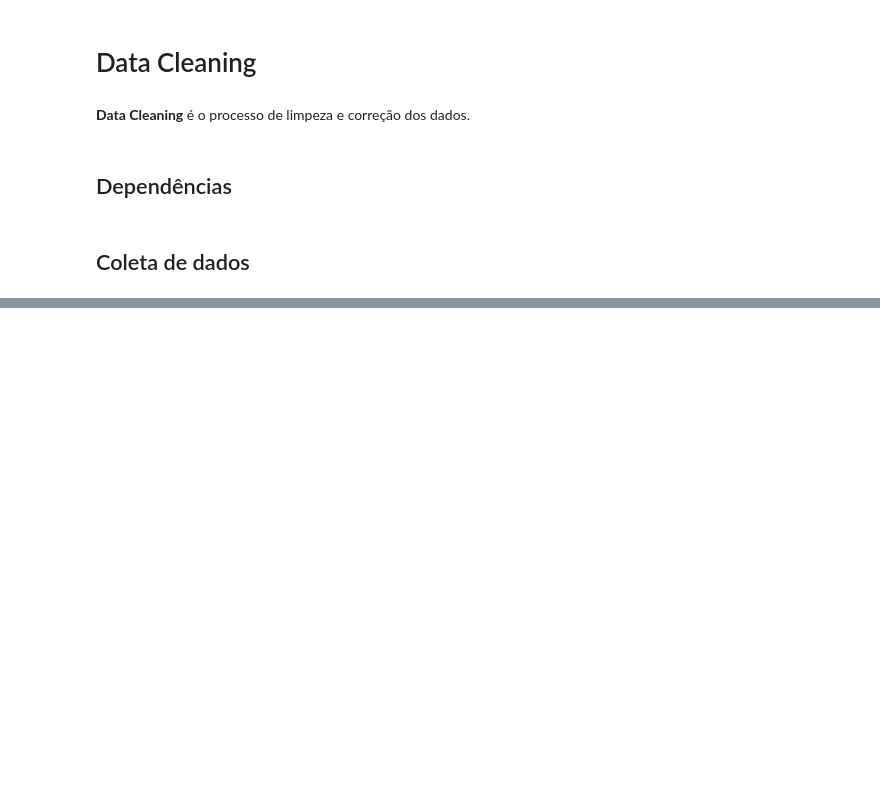
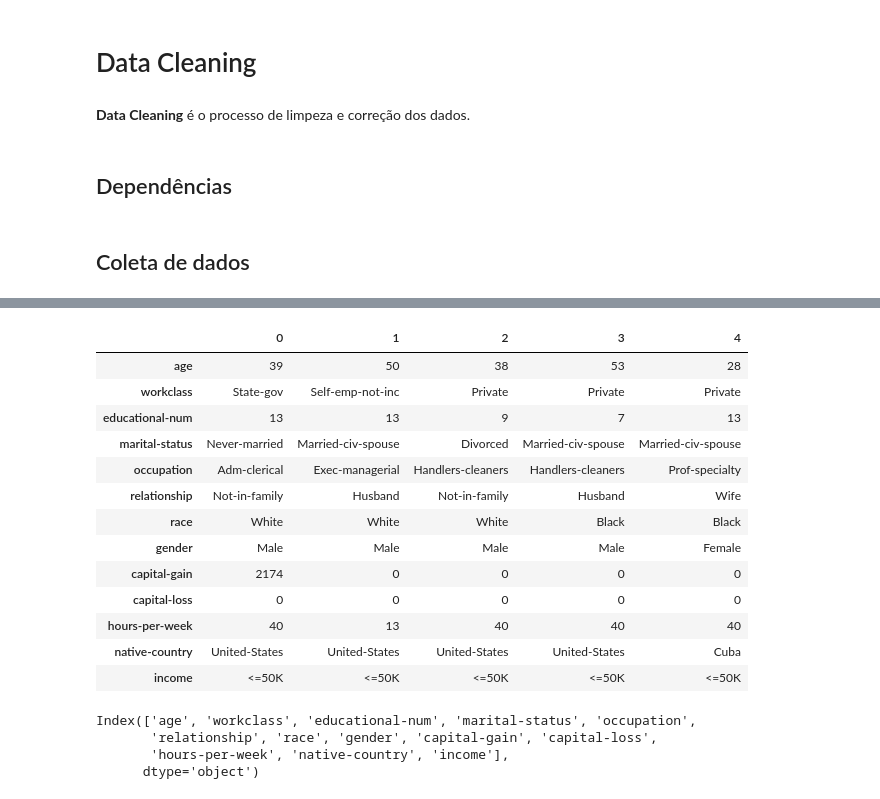
Before and after one commit to wellingtondantas/Data-Science, a Jupyter notebook: DS-Base/Analysis/Data-Cleaning.ipynb, the cells around one changed output, grey strips where cells are left out. Saved outputs shown, nothing was run; the diff lists cells and outputs as text; code cells hidden in the pictures; blank space fills up the shorter version.

```diff
--- a/DS-Base/Analysis/Data-Cleaning.ipynb
+++ b/DS-Base/Analysis/Data-Cleaning.ipynb
@@ -20,0 +21,28 @@ df.head()
+# %%
+# Visualizando a tabela transposto
+
+df.head().T
+# %% [output]
+|  | 0 | 1 | 2 | 3 | 4 |
+| age | 39 | 50 | 38 | 53 | 28 |
+| workclass | State-gov | Self-emp-not-inc | Private | Private | Private |
+| educational-num | 13 | 13 | 9 | 7 | 13 |
+| marital-status | Never-married | Married-civ-spouse | Divorced | Married-civ-spouse | Married-civ-spouse |
+| occupation | Adm-clerical | Exec-managerial | Handlers-cleaners | Handlers-cleaners | Prof-specialty |
+| relationship | Not-in-family | Husband | Not-in-family | Husband | Wife |
+| race | White | White | White | Black | Black |
+| gender | Male | Male | Male | Male | Female |
+| capital-gain | 2174 | 0 | 0 | 0 | 0 |
+| capital-loss | 0 | 0 | 0 | 0 | 0 |
+| hours-per-week | 40 | 13 | 40 | 40 | 40 |
+| native-country | United-States | United-States | United-States | United-States | Cuba |
+| income | <=50K | <=50K | <=50K | <=50K | <=50K |
+# %%
+# Verifica as colunas da tabela
+
+df.columns
+# %% [output]
+Index(['age', 'workclass', 'educational-num', 'marital-status', 'occupation',
+       'relationship', 'race', 'gender', 'capital-gain', 'capital-loss',
+       'hours-per-week', 'native-country', 'income'],
+      dtype='object')
```
Also changed, not shown: parts of 23 cells of this notebook, 2 other files.
